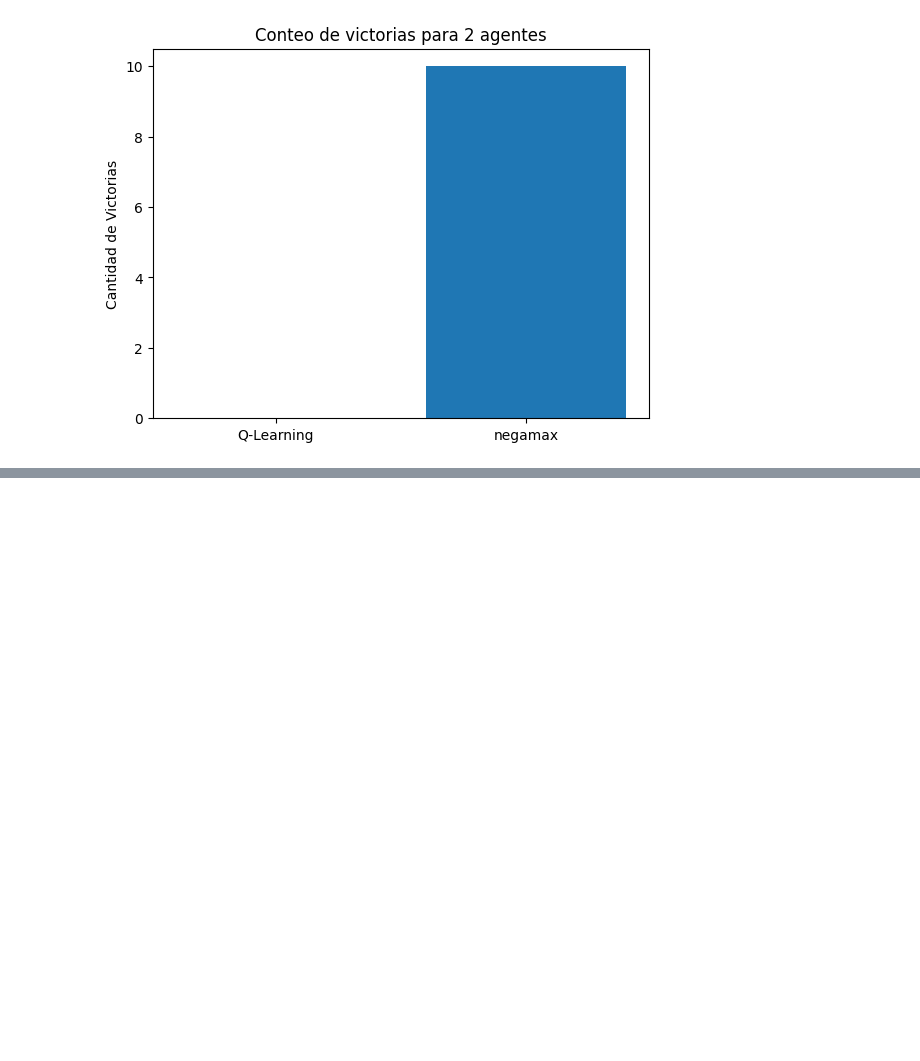
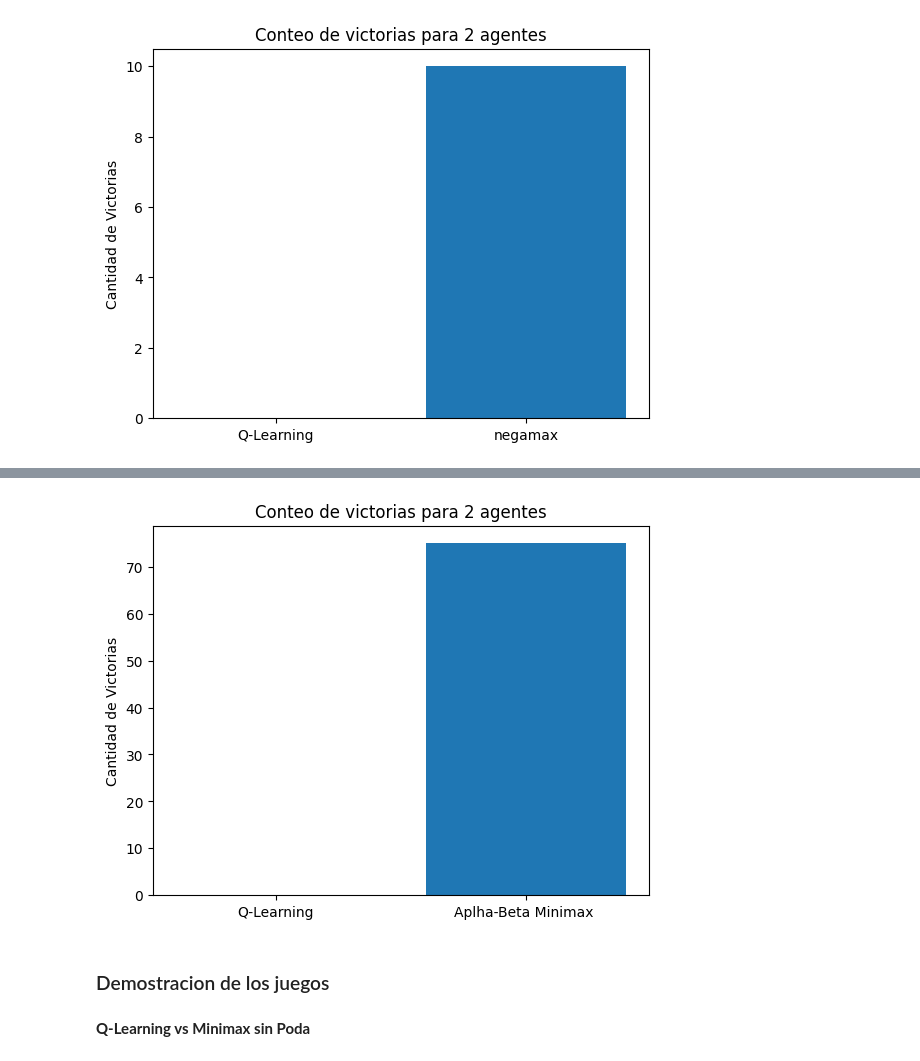
Before and after one commit to LeivaDiego/Laboratorio7_IA, a Jupyter notebook: src/connect4_TDlearning.ipynb, the cells around one changed output, grey strips where cells are left out. Cells and saved outputs as stored; diff of their text form; code cells hidden in the pictures; blank space fills up the shorter version.

```diff
--- a/src/connect4_TDlearning.ipynb
+++ b/src/connect4_TDlearning.ipynb
@@ -829,0 +853,9 @@ plot_win_count(win_rate_1, "Q-Learning", win_rate_2, "negamax", 10)
+# %%
+# Graficar los resultados
+plot_win_count(win_rate_1, "Q-Learning", win_rate_2, "Aplha-Beta Minimax ", 75)
+# %% [output]
+[figure, added]
+# %% [markdown]
+### Demostracion de los juegos
+# %% [markdown]
+**Q-Learning vs Minimax sin Poda**
```
Also changed, not shown: parts of 12 cells of this notebook.
